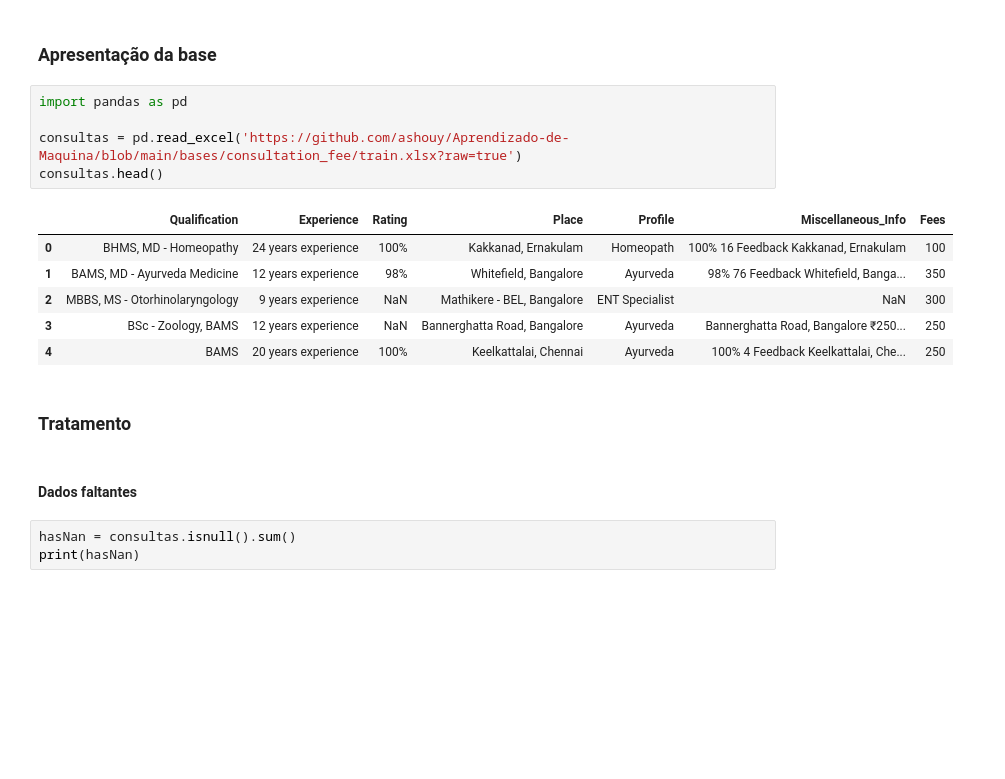
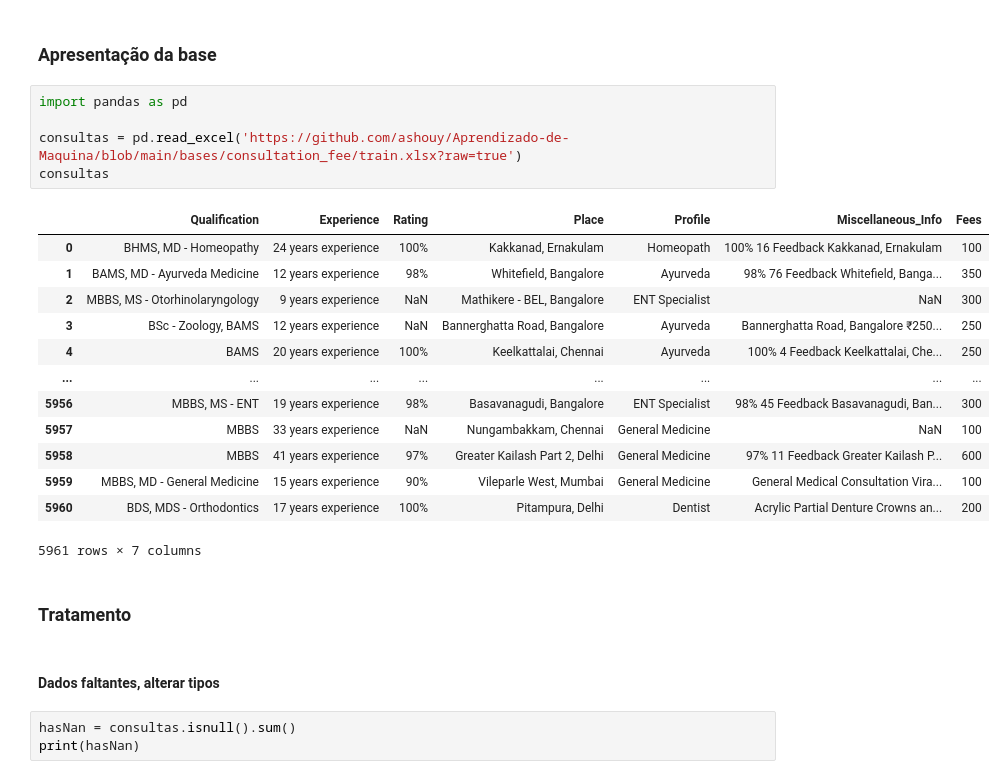
Before and after one commit to ashouy/Aprendizado-de-Maquina, a Jupyter notebook: Tarefa01.ipynb, the cells around one changed output. Cells and saved outputs as stored; diff of their text form; blank space fills up the shorter version.

```diff
--- a/Tarefa01.ipynb
+++ b/Tarefa01.ipynb
@@ -39,19 +39,26 @@ A atividade consiste em selecionar uma base de dados do tipo **Regressão** e ou
 # %%
 import pandas as pd
 
 consultas = pd.read_excel('https://github.com/ashouy/Aprendizado-de-Maquina/blob/main/bases/consultation_fee/train.xlsx?raw=true')
-consultas.head()
+consultas
 # %% [output]
 |  | Qualification | Experience | Rating | Place | Profile | Miscellaneous_Info | Fees |
 | 0 | BHMS, MD - Homeopathy | 24 years experience | 100% | Kakkanad, Ernakulam | Homeopath | 100% 16 Feedback Kakkanad, Ernakulam | 100 |
 | 1 | BAMS, MD - Ayurveda Medicine | 12 years experience | 98% | Whitefield, Bangalore | Ayurveda | 98% 76 Feedback Whitefield, Banga... | 350 |
 | 2 | MBBS, MS - Otorhinolaryngology | 9 years experience | NaN | Mathikere - BEL, Bangalore | ENT Specialist | NaN | 300 |
 | 3 | BSc - Zoology, BAMS | 12 years experience | NaN | Bannerghatta Road, Bangalore | Ayurveda | Bannerghatta Road, Bangalore ₹250... | 250 |
 | 4 | BAMS | 20 years experience | 100% | Keelkattalai, Chennai | Ayurveda | 100% 4 Feedback Keelkattalai, Che... | 250 |
+| ... | ... | ... | ... | ... | ... | ... | ... |
+| 5956 | MBBS, MS - ENT | 19 years experience | 98% | Basavanagudi, Bangalore | ENT Specialist | 98% 45 Feedback Basavanagudi, Ban... | 300 |
+| 5957 | MBBS | 33 years experience | NaN | Nungambakkam, Chennai | General Medicine | NaN | 100 |
+| 5958 | MBBS | 41 years experience | 97% | Greater Kailash Part 2, Delhi | General Medicine | 97% 11 Feedback Greater Kailash P... | 600 |
+| 5959 | MBBS, MD - General Medicine | 15 years experience | 90% | Vileparle West, Mumbai | General Medicine | General Medical Consultation Vira... | 100 |
+| 5960 | BDS, MDS - Orthodontics | 17 years experience | 100% | Pitampura, Delhi | Dentist | Acrylic Partial Denture Crowns an... | 200 |
+5961 rows × 7 columns
 # %% [markdown]
 ### **Tratamento**
 # %% [markdown]
-#### Dados faltantes
+#### Dados faltantes, alterar tipos
 # %%
 hasNan = consultas.isnull().sum()
 print(hasNan)
```
Also changed, not shown: parts of 27 cells of this notebook.
